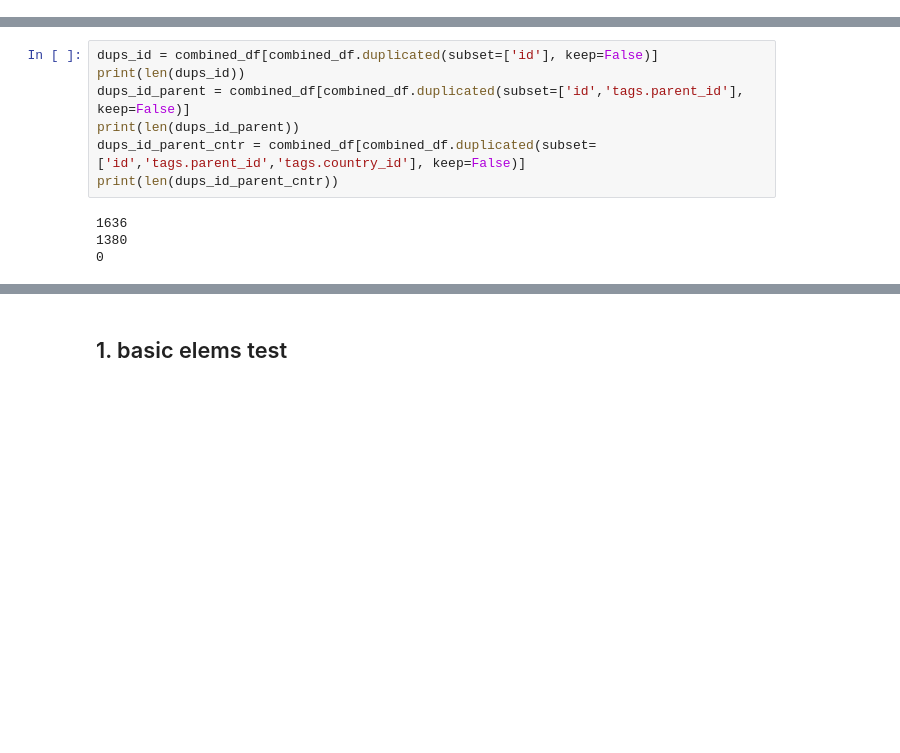
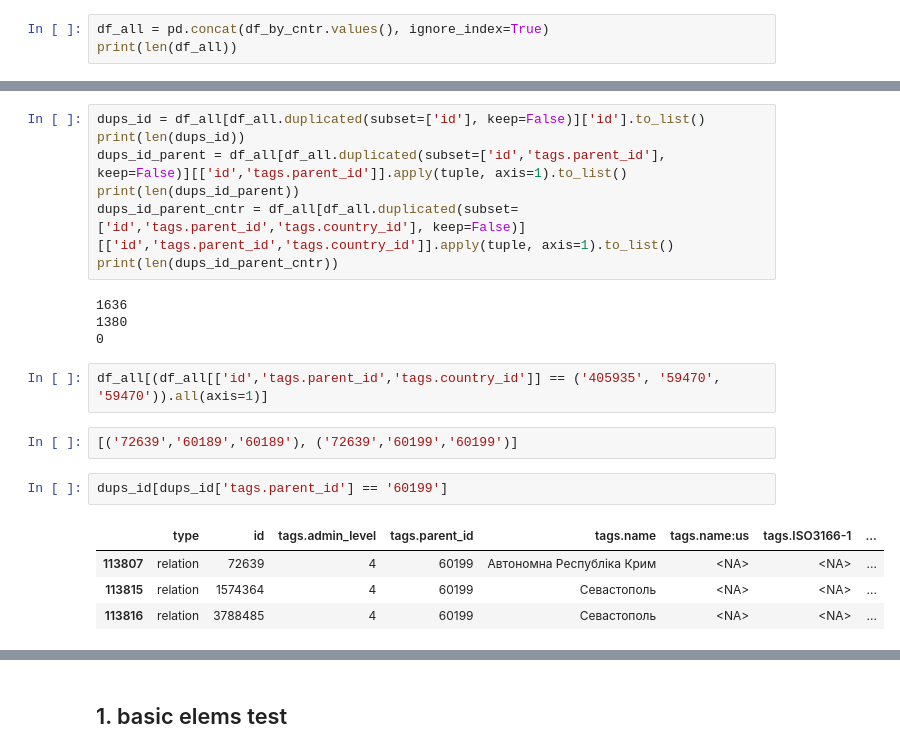
Before and after one commit to diego-vega-centeno/administrative-divisions-osm-scrape, a Jupyter notebook: notebooks/clean_and_test.ipynb, the cells around one changed output, grey strips where cells are left out. Cells and saved outputs as stored; diff of their text form; blank space fills up the shorter version.

Commit message:
Improve and make test for first level adminins

```diff
--- a/notebooks/clean_and_test.ipynb
+++ b/notebooks/clean_and_test.ipynb
@@ -173,0 +169,3 @@ len(combined_df)
+# %%
+df_all = pd.concat(df_by_cntr.values(), ignore_index=True)
+print(len(df_all))
@@ -174,11 +179,22 @@ len(combined_df)
 # %%
-dups_id = combined_df[combined_df.duplicated(subset=['id'], keep=False)]
+dups_id = df_all[df_all.duplicated(subset=['id'], keep=False)]['id'].to_list()
 print(len(dups_id))
-dups_id_parent = combined_df[combined_df.duplicated(subset=['id','tags.parent_id'], keep=False)]
+dups_id_parent = df_all[df_all.duplicated(subset=['id','tags.parent_id'], keep=False)][['id','tags.parent_id']].apply(tuple, axis=1).to_list()
 print(len(dups_id_parent))
-dups_id_parent_cntr = combined_df[combined_df.duplicated(subset=['id','tags.parent_id','tags.country_id'], keep=False)]
+dups_id_parent_cntr = df_all[df_all.duplicated(subset=['id','tags.parent_id','tags.country_id'], keep=False)][['id','tags.parent_id','tags.country_id']].apply(tuple, axis=1).to_list()
 print(len(dups_id_parent_cntr))
 # %% [output]
 1636
 1380
 0
+# %%
+df_all[(df_all[['id','tags.parent_id','tags.country_id']] == ('405935', '59470', '59470')).all(axis=1)]
+# %%
+[('72639','60189','60189'), ('72639','60199','60199')]
+# %%
+dups_id[dups_id['tags.parent_id'] == '60199']
+# %% [output]
+|  | type | id | tags.admin_level | tags.parent_id | tags.name | tags.name:us | tags.ISO3166-1 | ... |
+| 113807 | relation | 72639 | 4 | 60199 | Автономна Республіка Крим | <NA> | <NA> | ... |
+| 113815 | relation | 1574364 | 4 | 60199 | Севастополь | <NA> | <NA> | ... |
+| 113816 | relation | 3788485 | 4 | 60199 | Севастополь | <NA> | <NA> | ... |
```
Also changed, not shown: parts of 31 cells of this notebook, 1 other file.
